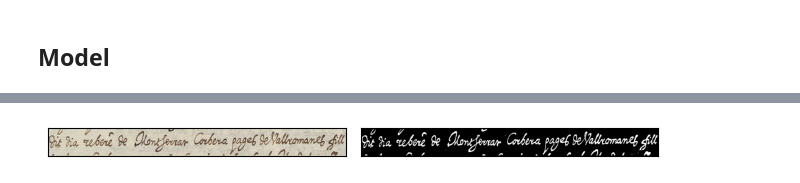
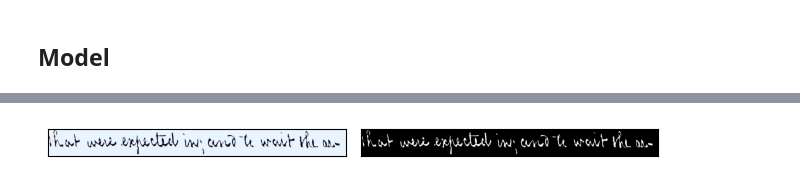
Before and after one commit to Bycarkos/Where-s-Waldo, a Jupyter notebook: src/explainingAE.ipynb, the cells around one changed output, grey strips where cells are left out. Cells and saved outputs as stored; diff of their text form; code cells hidden in the pictures.

```diff
--- a/src/explainingAE.ipynb
+++ b/src/explainingAE.ipynb
@@ -130,5 +146,5 @@ LineAutoEncoder(
 # %%
-visu.plot([train_dataset[2][1],train_dataset[2][-1]])
+visu.plot([validation_dataset[2][1],validation_dataset[2][-1]])
 # %% [output]
-[figure, old version]
+[figure, new version]
 # %%
```
Also changed, not shown: parts of 47 cells of this notebook, 1 other file.
